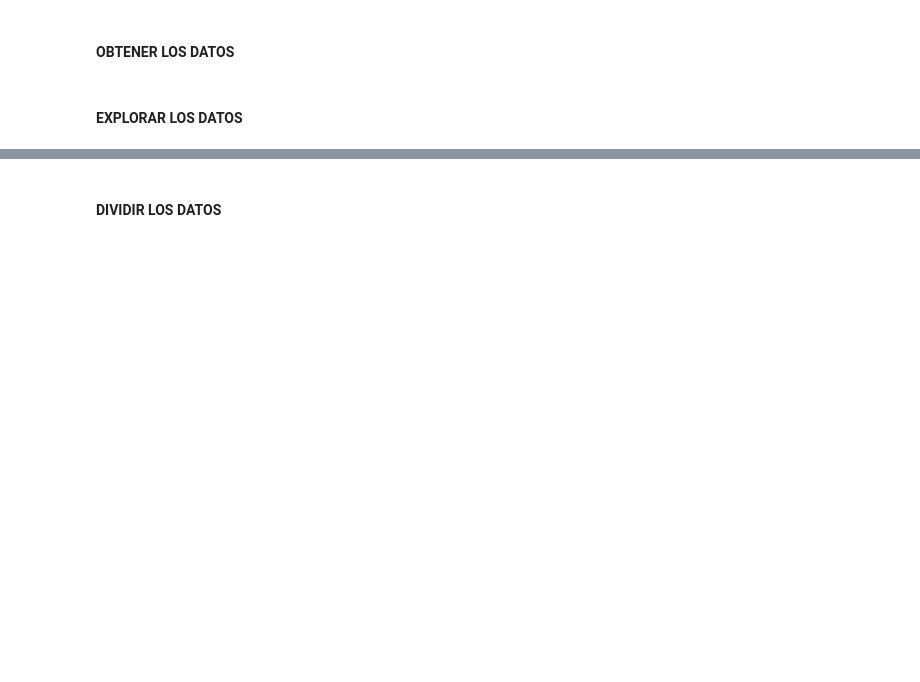
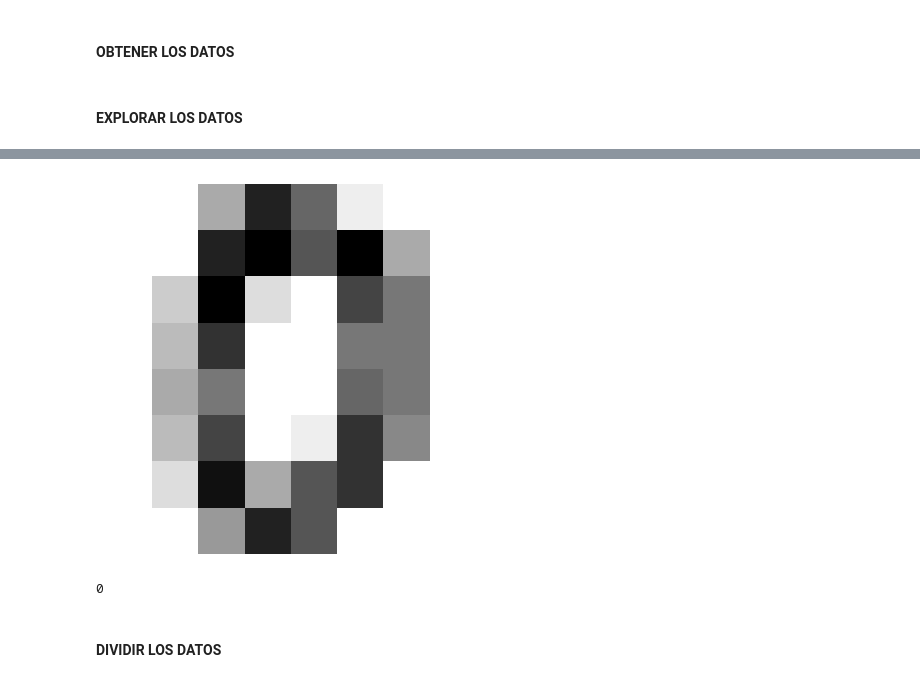
Before and after one commit to xabierguerrero/IABD_2425, a Jupyter notebook: Python_Ejers/SAPA/2_8Ejers/2_8Ejercicios.ipynb, the cells around one changed output, grey strips where cells are left out. Drawn from its saved outputs; the diff is of its cells as text; code cells hidden in the pictures; blank space fills up the shorter version.

```diff
--- a/Python_Ejers/SAPA/2_8Ejers/2_8Ejercicios.ipynb
+++ b/Python_Ejers/SAPA/2_8Ejers/2_8Ejercicios.ipynb
@@ -438,7 +492,18 @@ Crea un clasificador que nos diga de que número se trata.
 # %%
 # Cargar el conjunto de datos
 digits = load_digits()
-X_digits = digits.data
+x_digits = digits.data
 y_digits = digits.target
 # %% [markdown]
 #### EXPLORAR LOS DATOS
+# %%
+print("x_digits")
+print("Tipo:",type(x_digits))
+print("Forma:",(x_digits.shape))
+print(x_digits)
+print("y_digits")
+print("Tipo:",type(y_digits))
+print("Forma:",(y_digits.shape))
+print(y_digits)
+digits=np.column_stack((x_digits,y_digits))
+print(digits)
@@ -444,0 +532,6 @@ y_digits = digits.target
+# %%
+
+df_digits = pd.DataFrame(data=digits)
+df_digits['numero']=df_digits[64]
+df_digits=df_digits.drop(columns=64)
+df_digits.head()
@@ -445,2 +546,17 @@ y_digits = digits.target
+# %%
+def plot_digit(image_data):
+    image = image_data.reshape(8, 8)
+    plt.imshow(image, cmap="binary")
+    plt.axis("off")
+
+num=0
+
+digito = df_digits.loc[:, df_digits.columns != 'numero'].iloc[num]
+plot_digit(np.array(digito))
+plt.show()
+print(int(df_digits.loc[:,'numero'].iloc[num]))
+# %% [output]
+[figure, added]
+0
 # %% [markdown]
 #### DIVIDIR LOS DATOS
```
Also changed, not shown: parts of 12 cells of this notebook, 2 other files.
